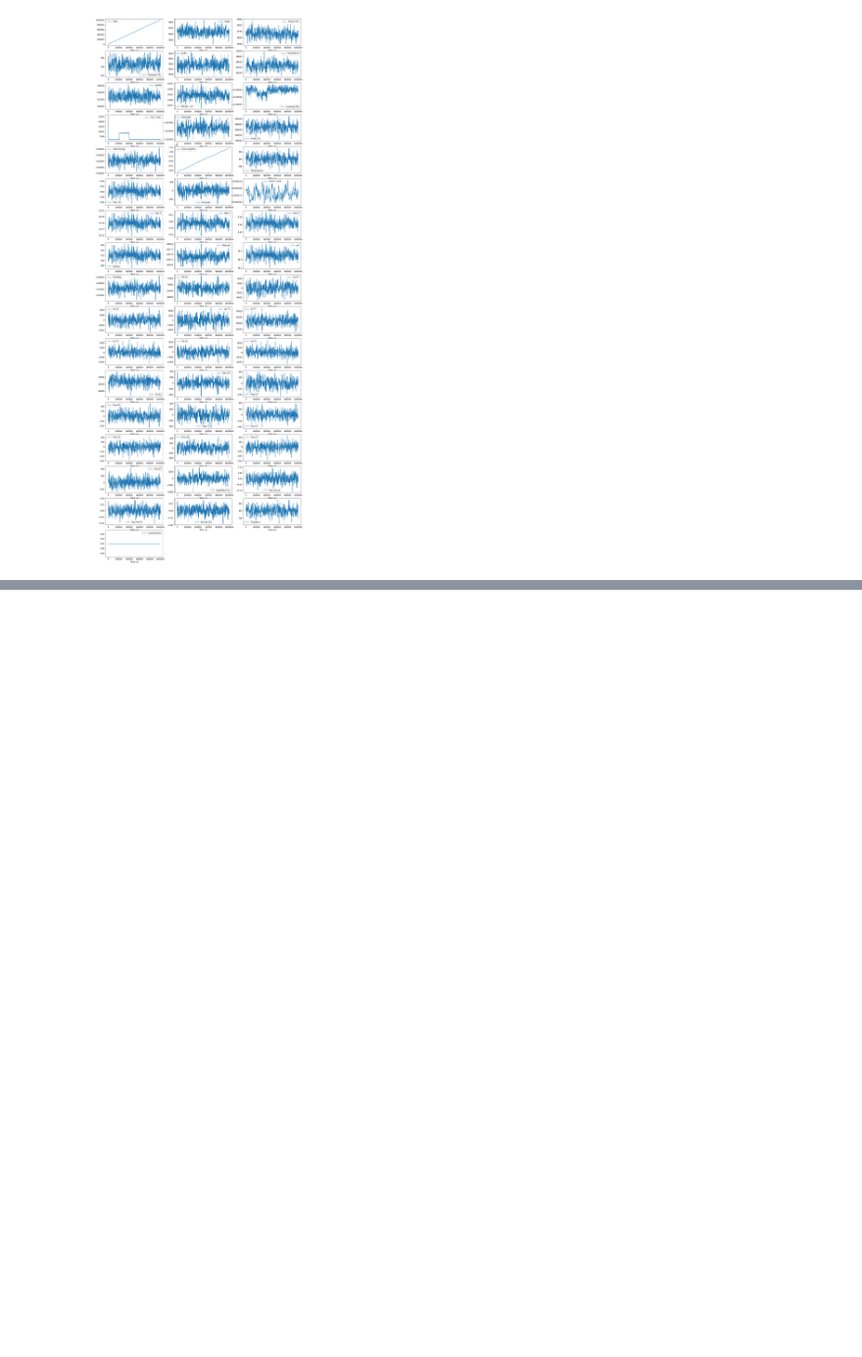
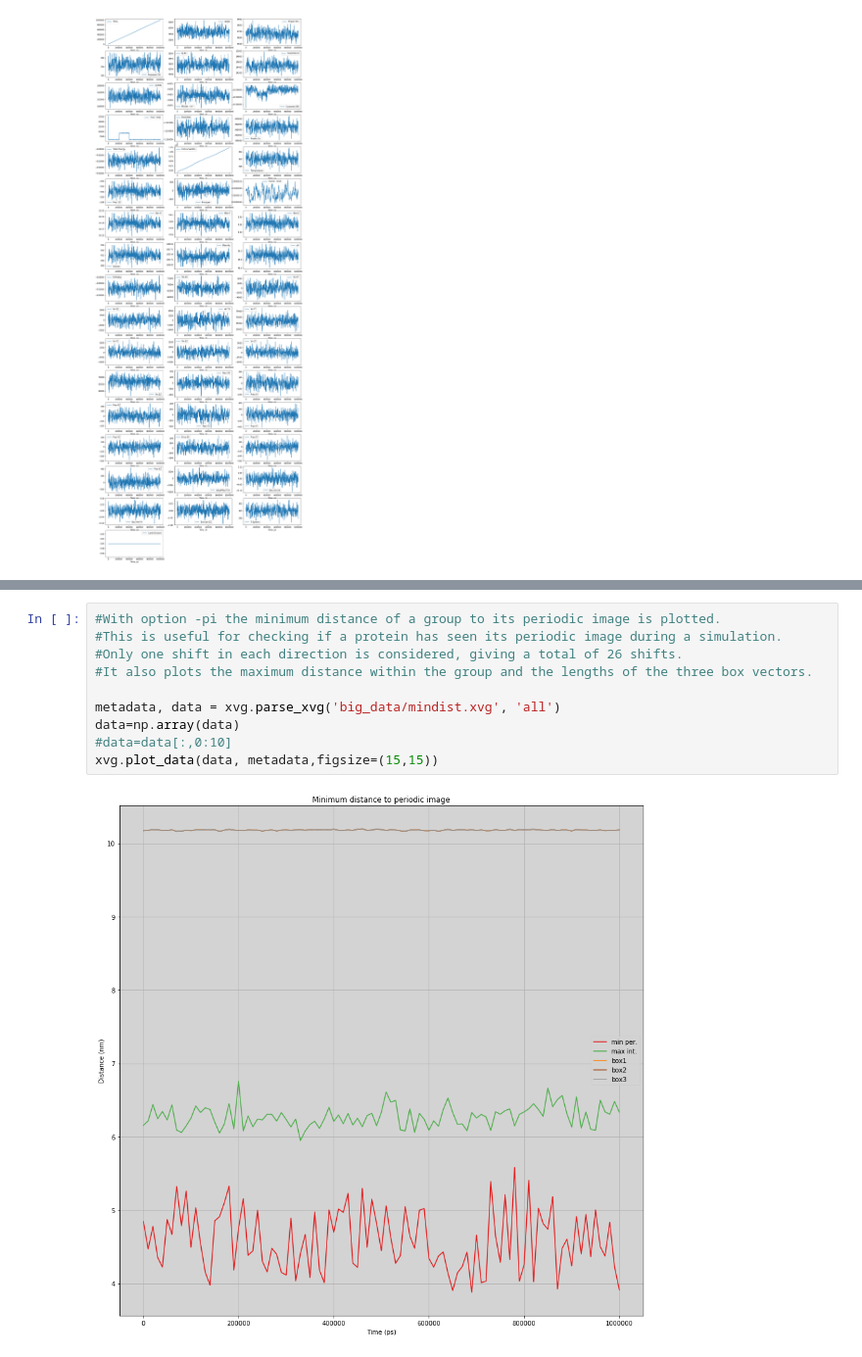
Before and after one commit to chemlove/gmx_template, a Jupyter notebook: 6_0_quality_control.ipynb, the cells around one changed output, grey strips where cells are left out. Shown at 98% size. Drawn from its saved outputs; the diff is of its cells as text; blank space fills up the shorter version.

```diff
--- a/6_0_quality_control.ipynb
+++ b/6_0_quality_control.ipynb
@@ -85,0 +132,12 @@ plt.show()
+# %%
+#With option -pi the minimum distance of a group to its periodic image is plotted.
+#This is useful for checking if a protein has seen its periodic image during a simulation.
+#Only one shift in each direction is considered, giving a total of 26 shifts.
+#It also plots the maximum distance within the group and the lengths of the three box vectors.
+
+metadata, data = xvg.parse_xvg('big_data/mindist.xvg', 'all')
+data=np.array(data)
+#data=data[:,0:10]
+xvg.plot_data(data, metadata,figsize=(15,15))
+# %% [output]
+[figure, added]
```
Also changed, not shown: parts of 7 cells of this notebook, 1 other file.
